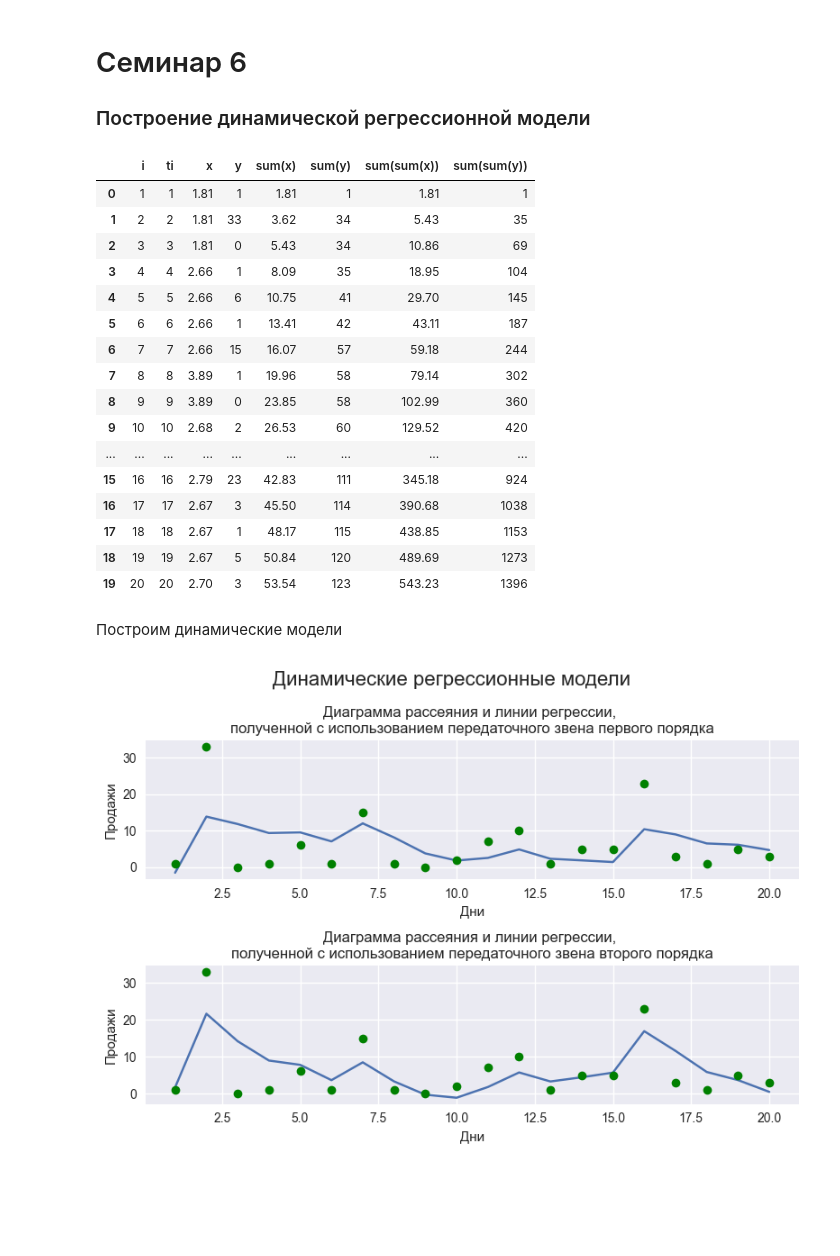
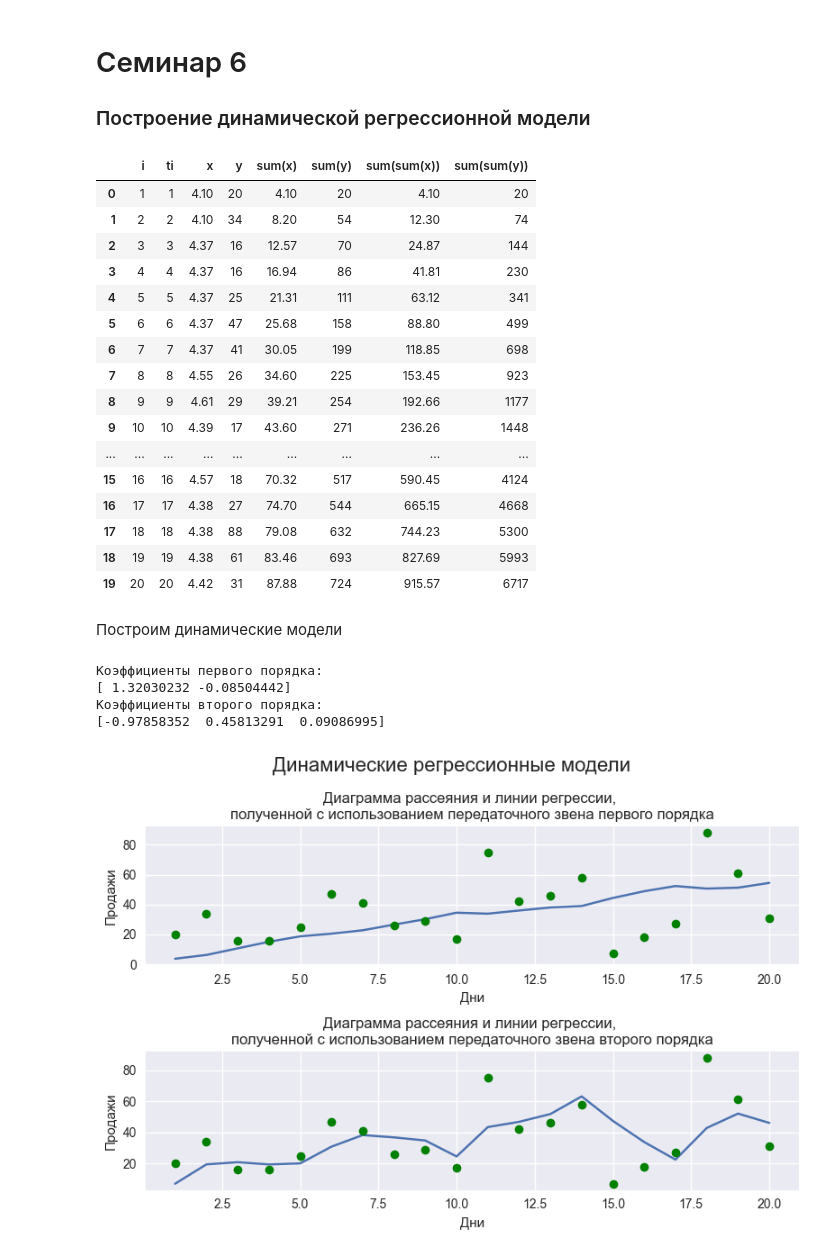
Before and after one commit to BVyaches/MLPerm, a Jupyter notebook: MathAnalysis.ipynb, the cells around one changed output. Cells and saved outputs as stored; diff of their text form; code cells hidden in the pictures; blank space fills up the shorter version.

```diff
--- a/MathAnalysis.ipynb
+++ b/MathAnalysis.ipynb
@@ -8,8 +8,9 @@ import matplotlib.pyplot as plt
 import numpy as np
 import pandas as pd
 from statsmodels.distributions.empirical_distribution import ECDF
+
 plt.style.use('seaborn-v0_8')
-with open("DataSet.csv", newline='\n') as fp:
+with open("DemoSet.csv", newline='\n') as fp:
     reader = csv.reader(fp, delimiter=';', )
     data = [row for row in reader]
     title = data[0]
@@ -797,6 +818,7 @@ plt.show()
 ### Построение динамической регрессионной модели
 # %%
 from itertools import accumulate
+
 curr_df = pd.DataFrame()
 curr_df['i'] = range(1, 21)
 curr_df['ti'] = dates
@@ -810,53 +832,73 @@ curr_df['sum(sum(y))'] = list(accumulate(list(accumulate(sales))))
 curr_df
 # %% [output]
 |  | i | ti | x | y | sum(x) | sum(y) | sum(sum(x)) | sum(sum(y)) |
-| 0 | 1 | 1 | 1.81 | 1 | 1.81 | 1 | 1.81 | 1 |
-| 1 | 2 | 2 | 1.81 | 33 | 3.62 | 34 | 5.43 | 35 |
-| 2 | 3 | 3 | 1.81 | 0 | 5.43 | 34 | 10.86 | 69 |
-| 3 | 4 | 4 | 2.66 | 1 | 8.09 | 35 | 18.95 | 104 |
-| 4 | 5 | 5 | 2.66 | 6 | 10.75 | 41 | 29.70 | 145 |
-| 5 | 6 | 6 | 2.66 | 1 | 13.41 | 42 | 43.11 | 187 |
-| 6 | 7 | 7 | 2.66 | 15 | 16.07 | 57 | 59.18 | 244 |
-| 7 | 8 | 8 | 3.89 | 1 | 19.96 | 58 | 79.14 | 302 |
-| 8 | 9 | 9 | 3.89 | 0 | 23.85 | 58 | 102.99 | 360 |
-| 9 | 10 | 10 | 2.68 | 2 | 26.53 | 60 | 129.52 | 420 |
+| 0 | 1 | 1 | 4.10 | 20 | 4.10 | 20 | 4.10 | 20 |
+| 1 | 2 | 2 | 4.10 | 34 | 8.20 | 54 | 12.30 | 74 |
+| 2 | 3 | 3 | 4.37 | 16 | 12.57 | 70 | 24.87 | 144 |
+| 3 | 4 | 4 | 4.37 | 16 | 16.94 | 86 | 41.81 | 230 |
+| 4 | 5 | 5 | 4.37 | 25 | 21.31 | 111 | 63.12 | 341 |
+| 5 | 6 | 6 | 4.37 | 47 | 25.68 | 158 | 88.80 | 499 |
+| 6 | 7 | 7 | 4.37 | 41 | 30.05 | 199 | 118.85 | 698 |
+| 7 | 8 | 8 | 4.55 | 26 | 34.60 | 225 | 153.45 | 923 |
+| 8 | 9 | 9 | 4.61 | 29 | 39.21 | 254 | 192.66 | 1177 |
+| 9 | 10 | 10 | 4.39 | 17 | 43.60 | 271 | 236.26 | 1448 |
 | ... | ... | ... | ... | ... | ... | ... | ... | ... |
-| 15 | 16 | 16 | 2.79 | 23 | 42.83 | 111 | 345.18 | 924 |
-| 16 | 17 | 17 | 2.67 | 3 | 45.50 | 114 | 390.68 | 1038 |
-| 17 | 18 | 18 | 2.67 | 1 | 48.17 | 115 | 438.85 | 1153 |
-| 18 | 19 | 19 | 2.67 | 5 | 50.84 | 120 | 489.69 | 1273 |
-| 19 | 20 | 20 | 2.70 | 3 | 53.54 | 123 | 543.23 | 1396 |
+| 15 | 16 | 16 | 4.57 | 18 | 70.32 | 517 | 590.45 | 4124 |
+| 16 | 17 | 17 | 4.38 | 27 | 74.70 | 544 | 665.15 | 4668 |
+| 17 | 18 | 18 | 4.38 | 88 | 79.08 | 632 | 744.23 | 5300 |
+| 18 | 19 | 19 | 4.38 | 61 | 83.46 | 693 | 827.69 | 5993 |
+| 19 | 20 | 20 | 4.42 | 31 | 87.88 | 724 | 915.57 | 6717 |
 # %% [markdown]
 Построим динамические модели
 # %%
-A_price = np.array([[curr_df['sum(x)'][i], curr_df['sum(y)'][i]] for i in range(n)])
-c_first = np.dot(np.dot(np.linalg.inv(np.dot(A_price.transpose(), A_price)), A_price.transpose()), y_price)
+A_price = np.array(
+    [[curr_df['sum(x)'][i], curr_df['sum(y)'][i]] for i in range(n)])
+c_first = np.dot(np.dot(np.linalg.inv(np.dot(A_price.transpose(), A_price)),
+                        A_price.transpose()), y_price)
+print('Коэффициенты первого порядка:')
+print(c_first)
+A_price = np.array([[curr_df['sum(sum(x))'][i], curr_df['sum(y)'][i],
+                     curr_df['sum(sum(y))'][i]] for i in range(n)])
+c_second = np.dot(np.dot(np.linalg.inv(np.dot(A_price.transpose(), A_price)),
+                         A_price.transpose()), y_price)
 
-A_price = np.array([[curr_df['sum(sum(x))'][i], curr_df['sum(y)'][i], curr_df['sum(sum(y))'][i]] for i in range(n)])
-c_second = np.dot(np.dot(np.linalg.inv(np.dot(A_price.transpose(), A_price)), A_price.transpose()), y_price)
+print('Коэффициенты второго порядка:')
+print(c_second)
+v1 = 0
+
+
 def create_plot(cs, args, plot: plt.axes):
     func = 0
     for i in range(len(cs)):
         func += cs[i] * args[i]
+    global v1
+    v1 = func
     plot.plot(dates, func)
     for i in range(n):
         plot.plot(dates[i], sales[i], 'go')
     plot.grid(True)
     return plot
 
+
 fig, axs = plt.subplots(2, 1)
 axs[0] = create_plot(c_first, [curr_df['sum(x)'], curr_df['sum(y)']], axs[0])
 axs[0].set_xlabel('Дни')
 axs[0].set_ylabel('Продажи')
-axs[0].set_title('Диаграмма рассеяния и линии регрессии, \nполученной с использованием передаточного звена первого порядка')
-axs[1] = create_plot(c_second, [curr_df['sum(sum(x))'], curr_df['sum(y)'], curr_df['sum(sum(y))']], axs[1])
+axs[0].set_title(
+    'Диаграмма рассеяния и линии регрессии, \nполученной с использованием передаточного звена первого порядка')
+axs[1] = create_plot(c_second, [curr_df['sum(sum(x))'], curr_df['sum(y)'],
+                                curr_df['sum(sum(y))']], axs[1])
 axs[1].set_xlabel('Дни')
 axs[1].set_ylabel('Продажи')
-axs[1].set_title('Диаграмма рассеяния и линии регрессии, \nполученной с использованием передаточного звена второго порядка')
-
+axs[1].set_title(
+    'Диаграмма рассеяния и линии регрессии, \nполученной с использованием передаточного звена второго порядка')
 
 plt.suptitle("Динамические регрессионные модели", size=16)
 fig.tight_layout()
 plt.show()
 # %% [output]
+Коэффициенты первого порядка:
+[ 1.32030232 -0.08504442]
+Коэффициенты второго порядка:
+[-0.97858352  0.45813291  0.09086995]
-[figure, old version]
+[figure, new version]
```
Also changed, not shown: parts of 31 cells of this notebook.
